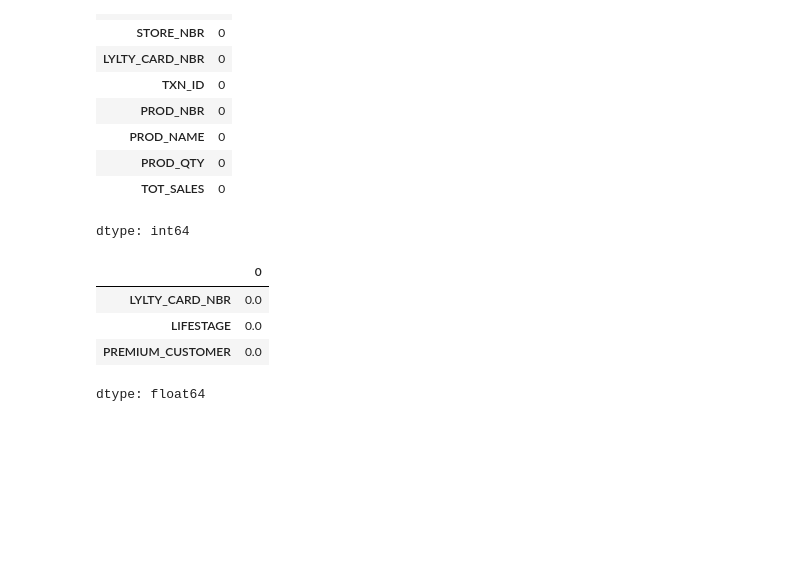
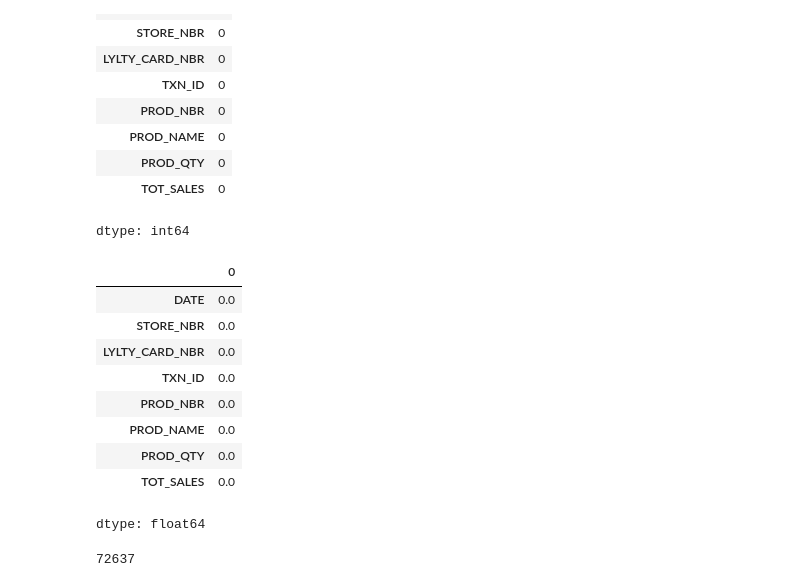
Before and after one commit to hedaootanisha/Customer_Analysis, a Jupyter notebook: Customer_Analysis.ipynb, the cells around one changed output. Drawn from its saved outputs; the diff is of its cells as text; code cells hidden in the pictures; blank space fills up the shorter version.

```diff
--- a/Customer_Analysis.ipynb
+++ b/Customer_Analysis.ipynb
@@ -212,10 +207,21 @@ df_excel.isnull().sum()
 | TOT_SALES | 0 |
 dtype: int64
 # %%
-(df_csv.isnull().sum() / len(df)) * 100
+(df_excel.isnull().sum() / len(df_excel)) * 100
 # %% [output]
 |  | 0 |
+| DATE | 0.0 |
+| STORE_NBR | 0.0 |
 | LYLTY_CARD_NBR | 0.0 |
-| LIFESTAGE | 0.0 |
-| PREMIUM_CUSTOMER | 0.0 |
+| TXN_ID | 0.0 |
+| PROD_NBR | 0.0 |
+| PROD_NAME | 0.0 |
+| PROD_QTY | 0.0 |
+| TOT_SALES | 0.0 |
 dtype: float64
+# %%
+#to ensure if we can join the dataset properly
+df_csv['LYLTY_CARD_NBR'].nunique()
+df_excel['LYLTY_CARD_NBR'].nunique()
+# %% [output]
+72637
```
Also changed, not shown: parts of 16 cells of this notebook.
